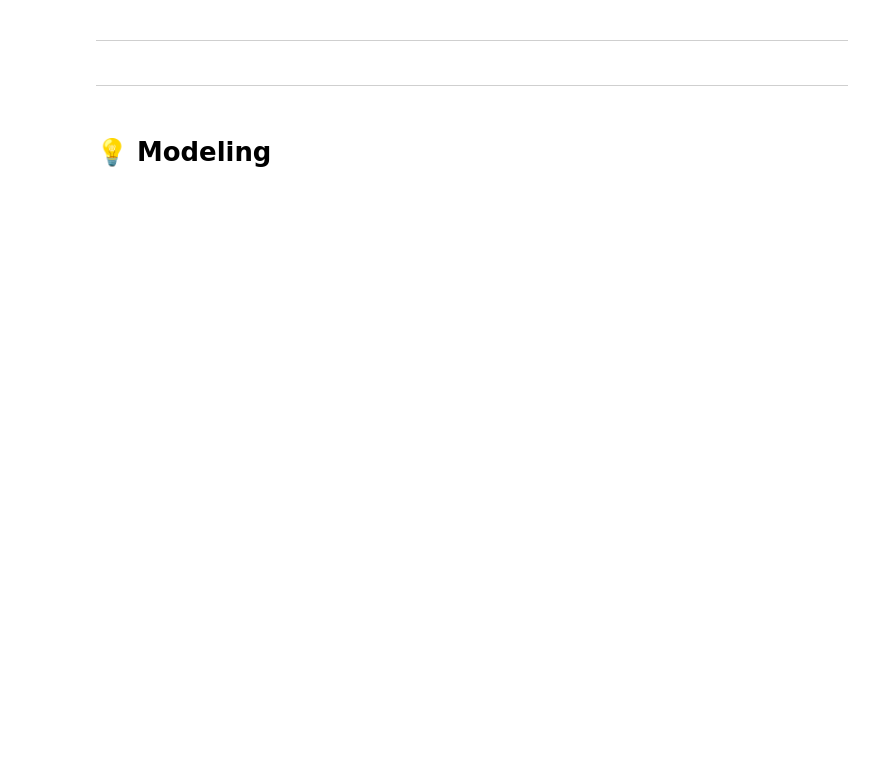
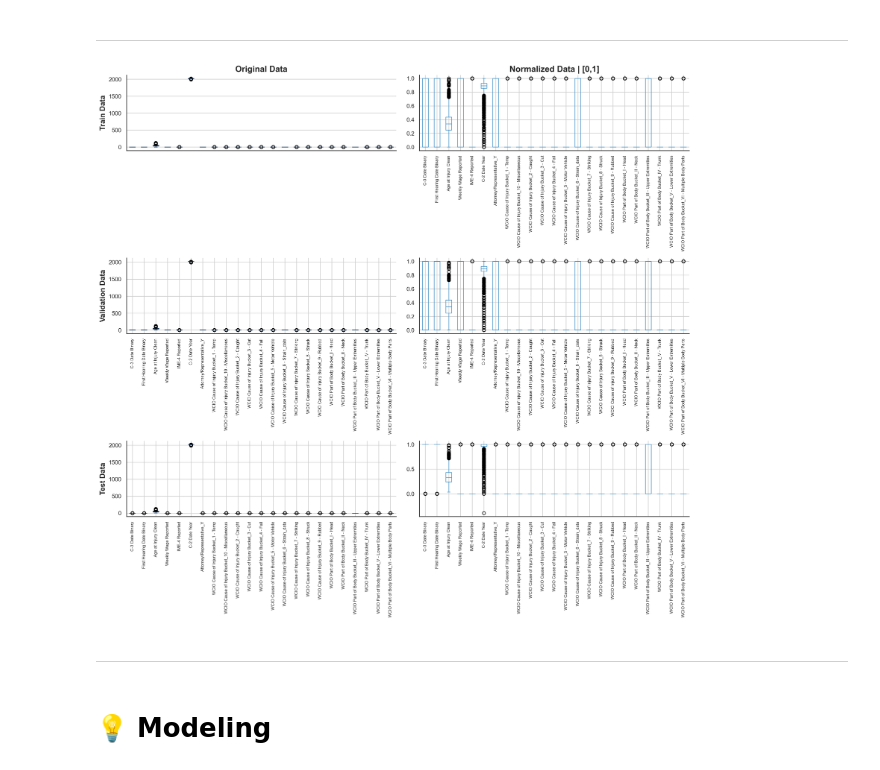
Before and after one commit to Silvestre17/ML_24.25_Project_Group33, a Jupyter notebook: 3_Modeling&Evaluation_MLProject_Group33.ipynb, the cells around one changed output. Drawn from its saved outputs; the diff is of its cells as text; code cells hidden in the pictures; blank space fills up the shorter version.

```diff
--- a/3_Modeling&Evaluation_MLProject_Group33.ipynb
+++ b/3_Modeling&Evaluation_MLProject_Group33.ipynb
@@ -370,6 +368,38 @@ X_validation_ohe_norm = pd.DataFrame(minmax_scaler.transform(X_val_ohe),
 X_test_ohe_norm = pd.DataFrame(minmax_scaler.transform(test_data_ohe),
                                columns = test_data_ohe.columns,
                                index = test_data_ohe.index)
+# %%
+# Plot Boxplots of Original OHE Data and Normalized OHE Data for Train, Validation, and Test Sets
+fig, ax = plt.subplots(3, 2, figsize=(16, 15))  # 3 rows for Train, Validation, Test and 2 columns for each transformation
+
+# Original Data - Train, Validation, Test
+X_train_ohe.boxplot(ax=ax[0, 0], color='#002147')
+X_val_ohe.boxplot(ax=ax[1, 0], color='#002147')
+test_data_ohe.boxplot(ax=ax[2, 0], color='#002147')
+ax[0, 0].set_title('Original Data', fontsize=16, fontweight='bold')
+ax[0, 0].set_xticks([])
+ax[0, 0].set_ylabel('Train Data', fontsize=14, fontweight='bold')
+ax[1, 0].set_ylabel('Validation Data', fontsize=14, fontweight='bold')
+ax[2, 0].set_ylabel('Test Data', fontsize=14, fontweight='bold')
+
+# Normalized Data - Train, Validation, Test
+X_train_ohe_norm.boxplot(ax=ax[0, 1], color='#4292C6')
+X_validation_ohe_norm.boxplot(ax=ax[1, 1], color='#4292C6')
+X_test_ohe_norm.boxplot(ax=ax[2, 1], color='#4292C6')
+ax[0, 1].set_title('Normalized Data | [0,1]', fontsize=16, fontweight='bold')
+
+# Adjust x-ticks rotation and y-labels
+for row in range(3):
+    for col in range(2):
+        ax[row, col].tick_params(axis='x', rotation=90, labelsize=8)
+
+# Despine and adjust layout
+sns.despine(top=True, right=True)
+plt.tight_layout()
+plt.savefig('./[ML]_Project_EDAOutputs_Group33/Modeling/Boxplots_OHE_MinMaxScaler.png', dpi=300, bbox_inches='tight')
+plt.show()
+# %% [output]
+[figure, added]
 # %% [markdown]
 ---
 # %% [markdown]
```
Also changed, not shown: parts of 37 cells of this notebook, 14 other files.
